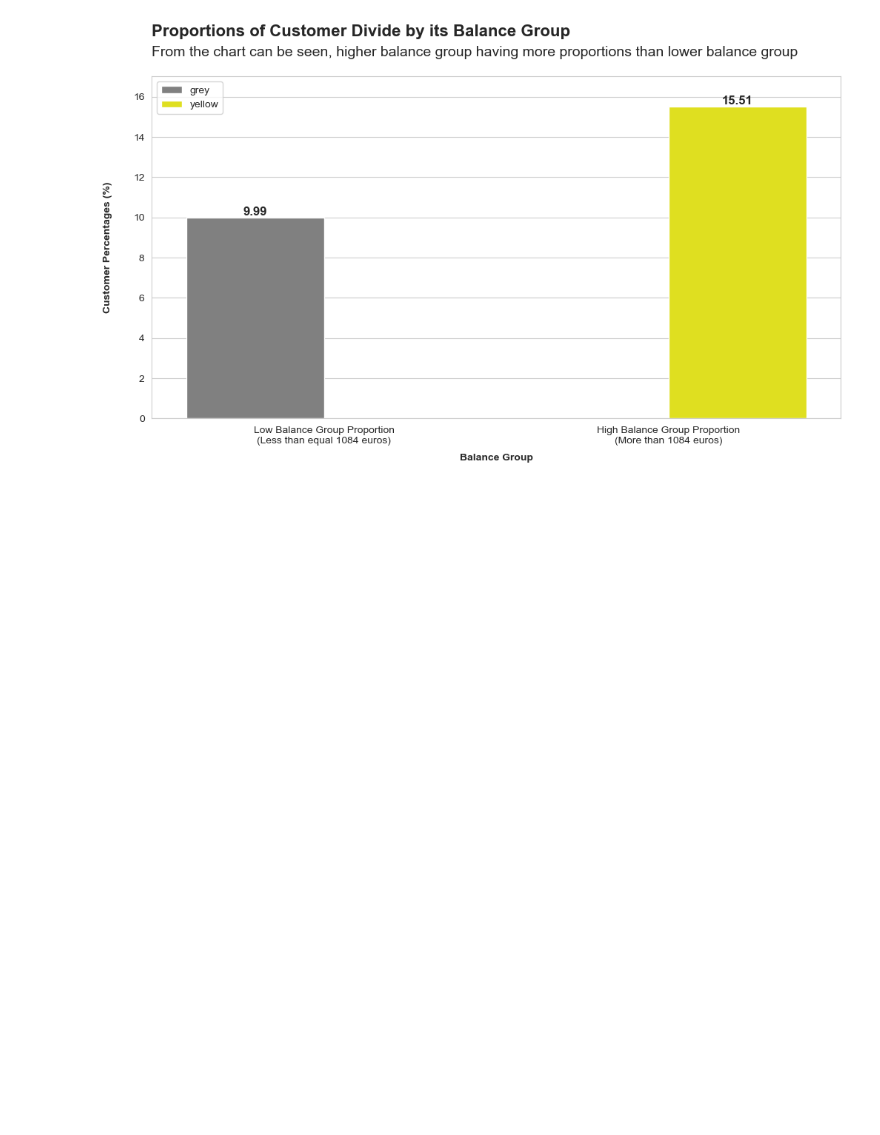
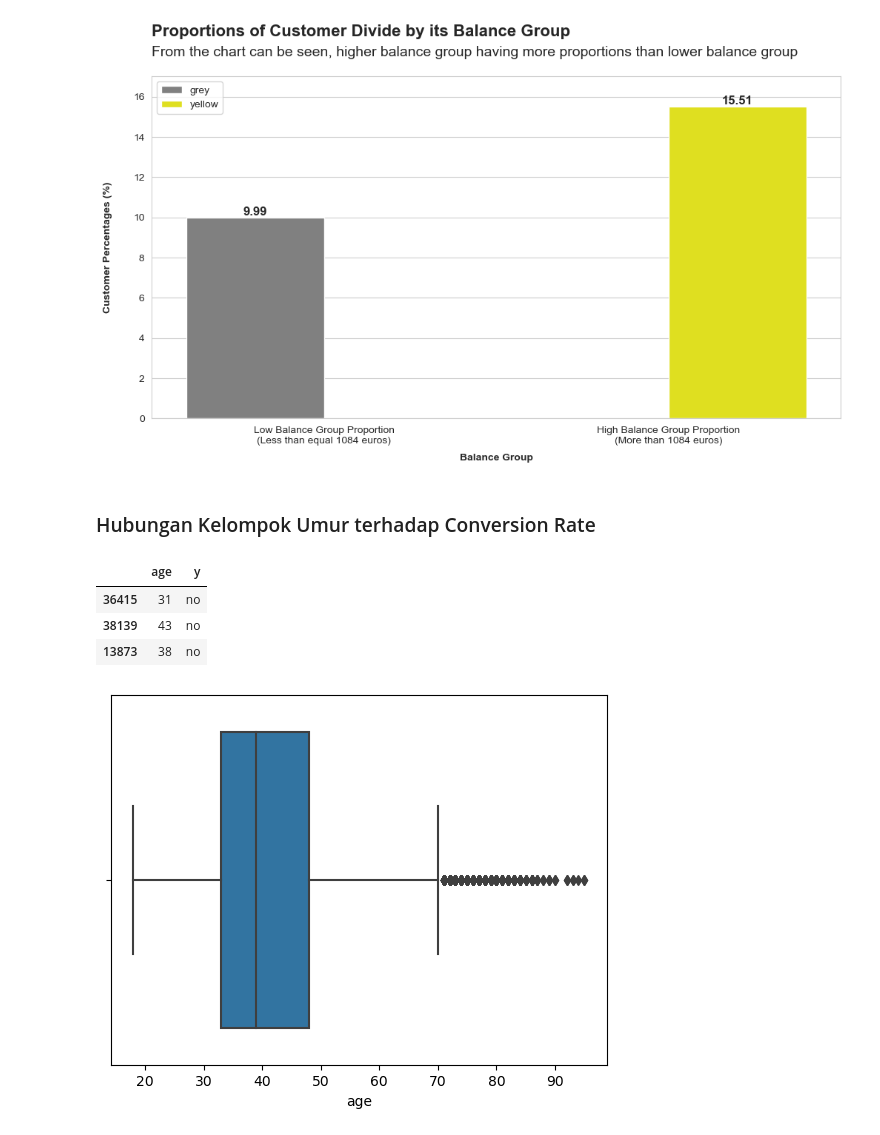
Before and after one commit to bagusatya08/Term-Deposit-Potential-Customer-Prediction, a Jupyter notebook: stage-1/eda-insight-visualization.ipynb, the cells around one changed output. Cells and saved outputs as stored; diff of their text form; code cells hidden in the pictures; blank space fills up the shorter version.

Commit message:
Kelompok Umur Beres

```diff
--- a/stage-1/eda-insight-visualization.ipynb
+++ b/stage-1/eda-insight-visualization.ipynb
@@ -988,3 +988,21 @@ plt.xticks([0,1],['Low Balance Group Proportion\n(Less than equal 1084 euros)',
 plt.show()
 # %% [output]
 [figure]
+# %% [markdown]
+### Hubungan Kelompok Umur terhadap Conversion Rate
+# %%
+data_used = data.loc[:,['age', 'y']]
+# %%
+data_used.sample(3)
+# %% [output]
+|  | age | y |
+| 36415 | 31 | no |
+| 38139 | 43 | no |
+| 13873 | 38 | no |
+# %%
+# distribution before pre-processing
+
+sns.boxplot(data_used, x='age')
+plt.show()
+# %% [output]
+[figure, added]
```
Also changed, not shown: parts of 23 cells of this notebook.
